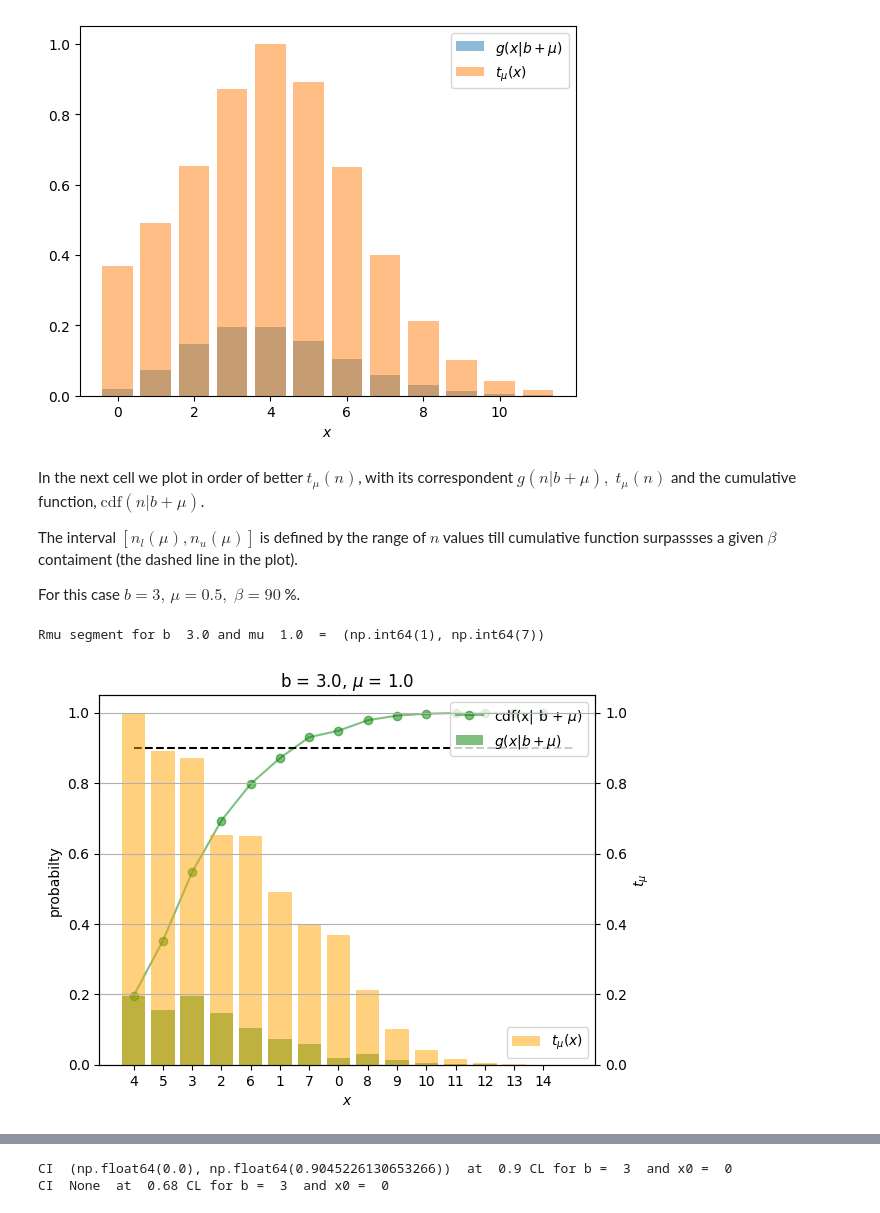
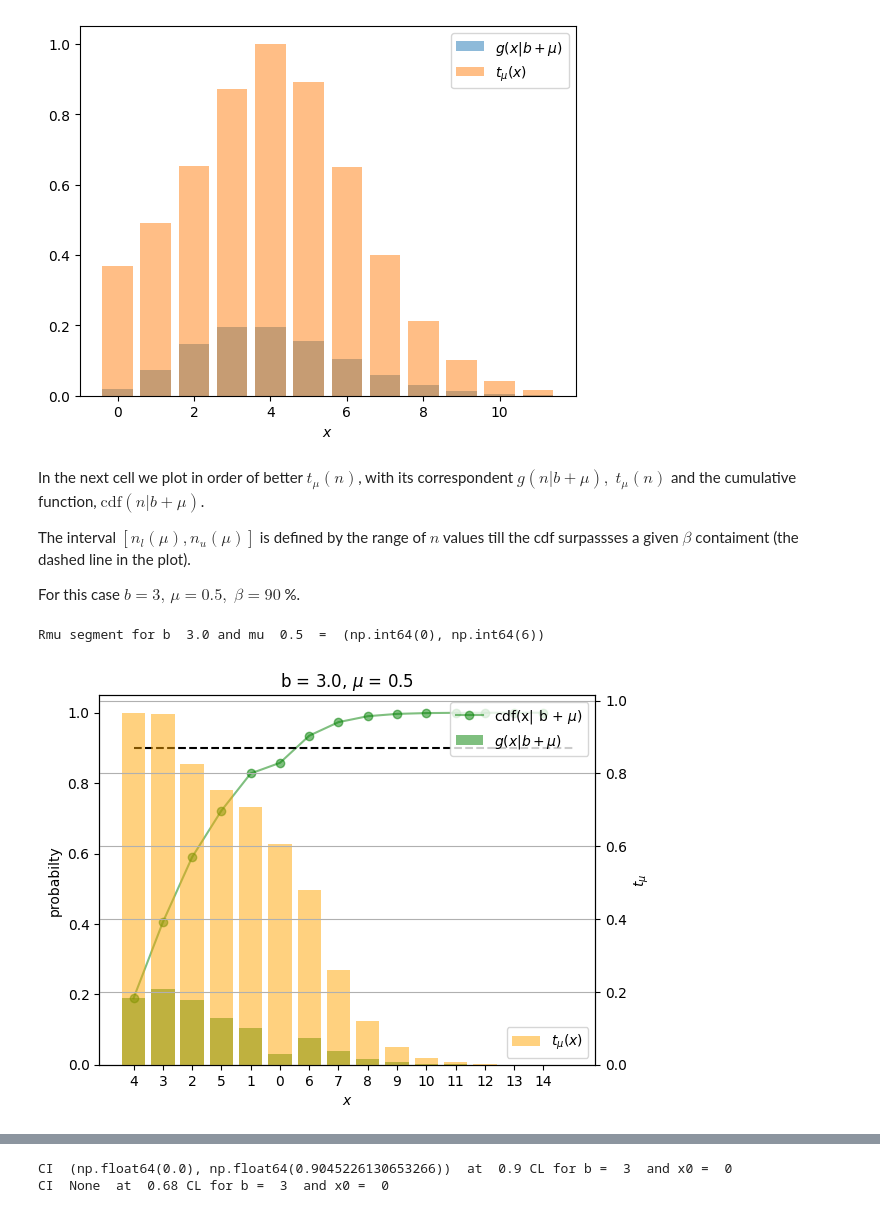
Before and after one commit to xabiercidvidal/USC-TA, a Jupyter notebook: ta_confidence_intervals.ipynb, the cells around one changed output, grey strips where cells are left out. Drawn from its saved outputs; the diff is of its cells as text; code cells hidden in the pictures.

```diff
--- a/ta_confidence_intervals.ipynb
+++ b/ta_confidence_intervals.ipynb
@@ -343,12 +360,12 @@ def plt_rmu_fc(mu, b, beta = 0.9):
 # %% [markdown]
 In the next cell we plot in order of better $t_\mu(n)$, with its correspondent $g(n | b+\mu), \; t_\mu(n)$ and the cumulative function, $\mathrm{cdf}(n | b+\mu)$.
 
-The interval $[n_l(\mu), n_u(\mu)]$ is defined by the range of $n$ values till cumulative function surpassses a given $\beta$ contaiment (the dashed line in the plot).
+The interval $[n_l(\mu), n_u(\mu)]$ is defined by the range of $n$ values till the cdf surpassses a given $\beta$ contaiment (the dashed line in the plot).
 
 For this case $b = 3, \, \mu = 0.5, \; \beta = 90$ %.
 # %%
-mu, b, beta = 1., 3., 0.90
+mu, b, beta = 0.5, 3., 0.90
 plt_rmu_fc(mu, b, beta);
 # %% [output]
-Rmu segment for b  3.0 and mu  1.0  =  (np.int64(1), np.int64(7))
+Rmu segment for b  3.0 and mu  0.5  =  (np.int64(0), np.int64(6))
-[figure, old version]
+[figure, new version]
```
Also changed, not shown: parts of 24 cells of this notebook, 2 other files.
